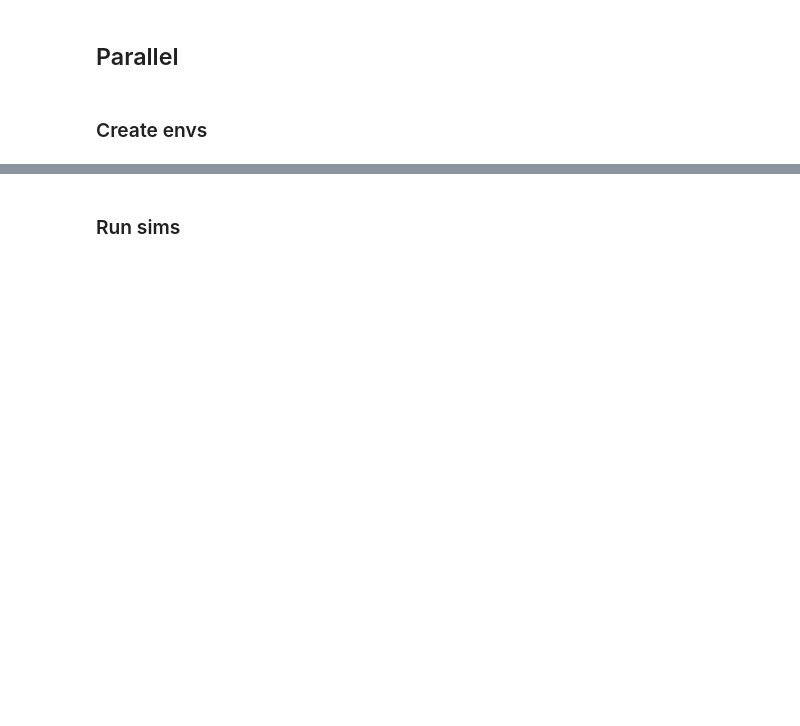
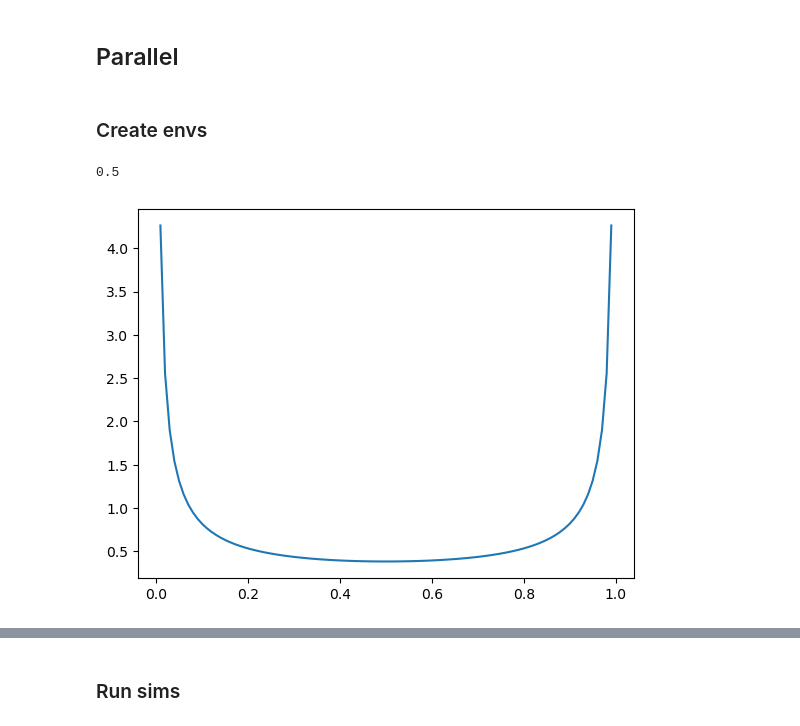
Before and after one commit to tgham/context_exploration, a Jupyter notebook: GP_worlds.ipynb, the cells around one changed output, grey strips where cells are left out. Drawn from its saved outputs; the diff is of its cells as text; code cells hidden in the pictures; blank space fills up the shorter version.

```diff
--- a/GP_worlds.ipynb
+++ b/GP_worlds.ipynb
@@ -1022,6 +1022,17 @@ def save_results(sim):
     master_pbar.update(1)
 # %% [markdown]
 ### Create envs
+# %%
+a = 0.25
+b = 0.25
+x = np.linspace(0,1,100)
+y = scipy.stats.beta.pdf(x, a,b)
+plt.plot(x,y)
+mean = b/(a+b)
+print(mean)
+# %% [output]
+0.5
+[figure, added]
 # %%
 ## env inits
 true_k = 'rbf_x'
```
Also changed, not shown: parts of 15 cells of this notebook, 1 other file.
